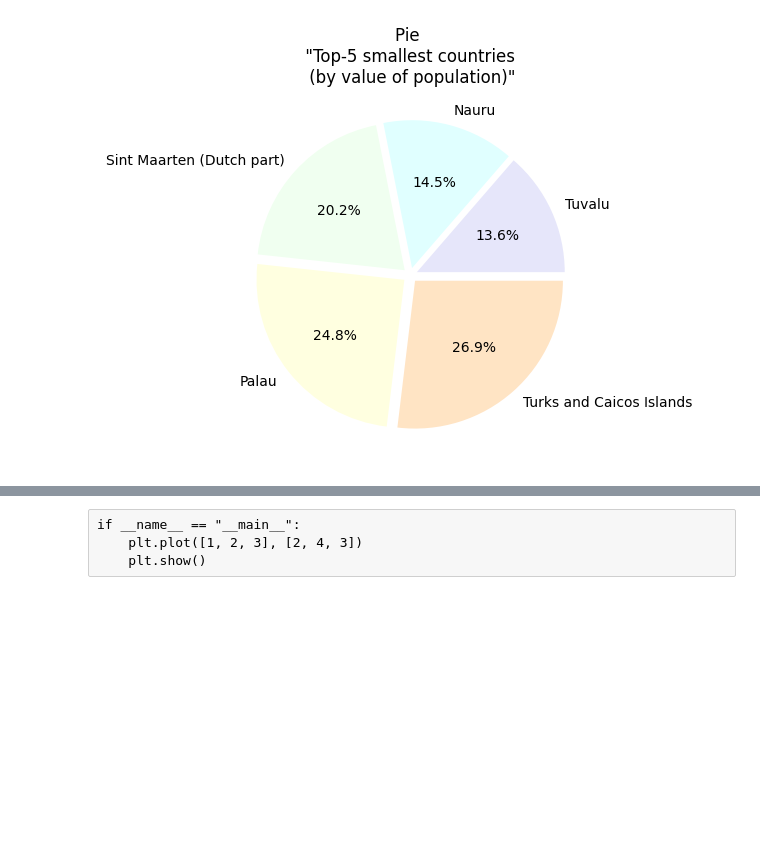
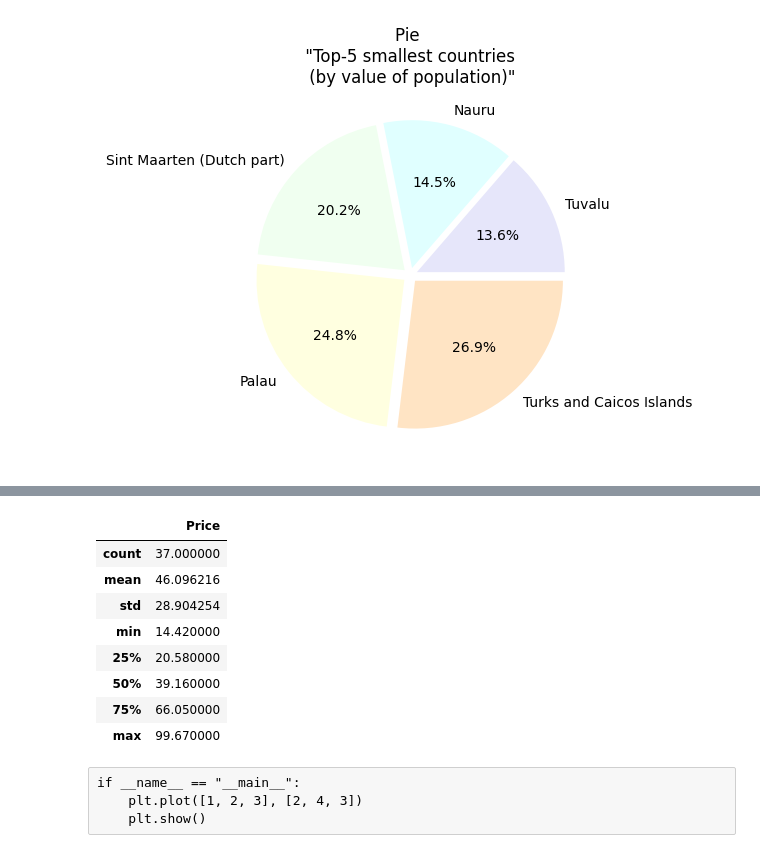
Before and after one commit to alenaporoskun/ssu_2023_pbd, a Jupyter notebook: labs/lab7/samples/sample.ipynb, the cells around one changed output, grey strips where cells are left out. Cells and saved outputs as stored; diff of their text form; code cells hidden in the pictures; blank space fills up the shorter version.

```diff
--- a/labs/lab7/samples/sample.ipynb
+++ b/labs/lab7/samples/sample.ipynb
@@ -163,0 +201,4 @@ res.savefig('./tables and graphs/pie1_population.png')
+# %%
+files_oil = os.listdir('../src/oil-prices')
+files_oil_csv = [file for file in files_oil if '.csv' in file]
+#files_oil_csv
@@ -163,0 +216,6 @@ res.savefig('./tables and graphs/pie1_population.png')
+# %%
+join_path = os.path.join('../src/oil-prices', files_oil_csv[0])
+print(join_path)
+
+df1_oil = pd.read_csv(join_path)
+(df1_oil.head(3)).style
@@ -163,0 +228,14 @@ res.savefig('./tables and graphs/pie1_population.png')
+# %%
+df_descr = []
+for i in range(len(files_oil_csv)):
+
+    join_path = os.path.join('../src/oil-prices', files_oil_csv[i])
+    print('#', i+1, join_path)
+
+    df_oil = pd.read_csv(join_path)
+
+    print('.head(3):\n{}'.format(df_oil.head(3)))
+    df_descr.append(df_oil.describe())
+    print('\n.describe():\n{}'.format(df_oil.describe()))
+
+    print()
@@ -164,3 +260,15 @@ res.savefig('./tables and graphs/pie1_population.png')
+# %%
+df_descr[0]
+# %% [output]
+|  | Price |
+| count | 37.000000 |
+| mean | 46.096216 |
+| std | 28.904254 |
+| min | 14.420000 |
+| 25% | 20.580000 |
+| 50% | 39.160000 |
+| 75% | 66.050000 |
+| max | 99.670000 |
 # %% [raw]
 if __name__ == "__main__":
     plt.plot([1, 2, 3], [2, 4, 3])
```
Also changed, not shown: parts of 23 cells of this notebook, 4 other files.
